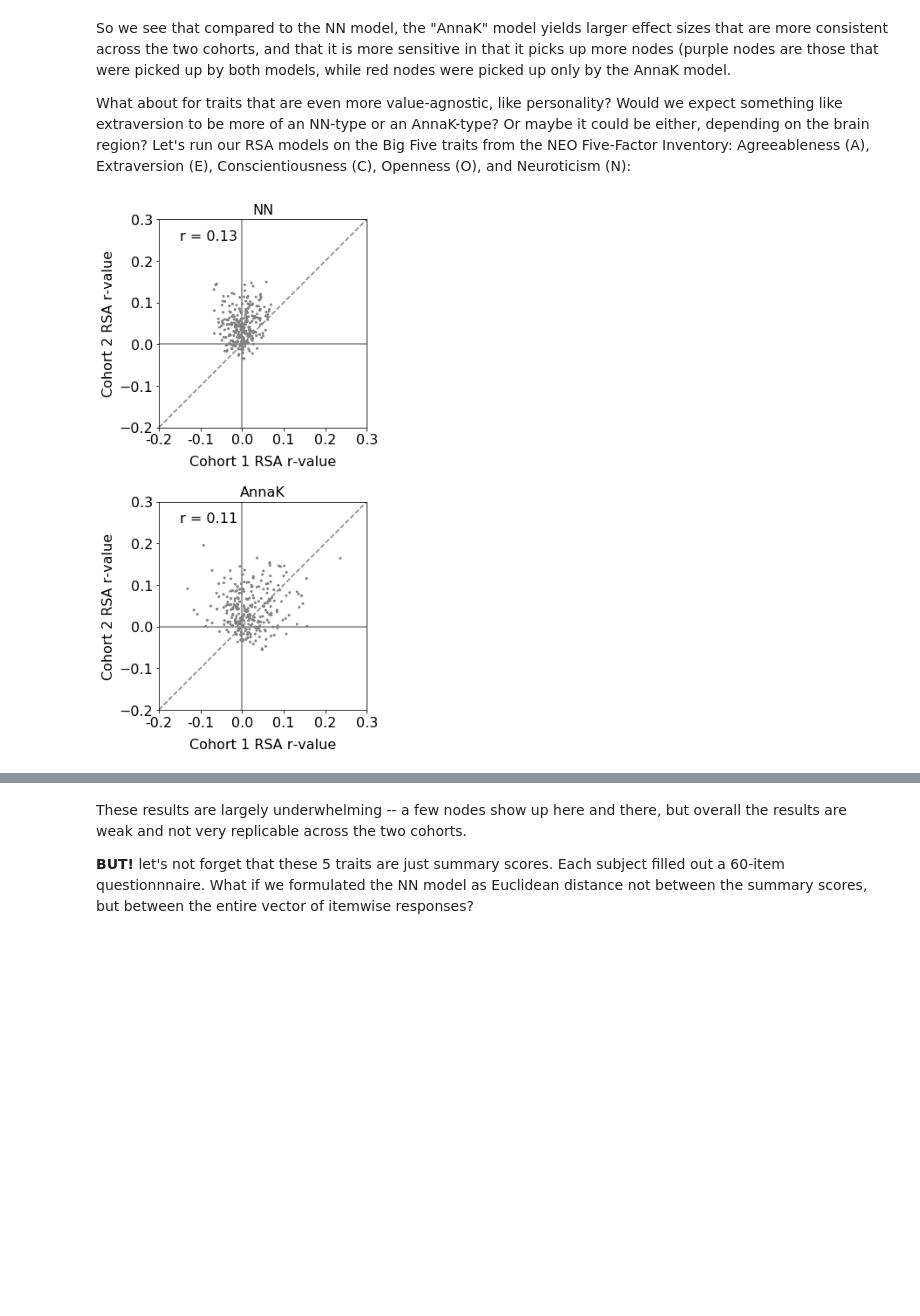
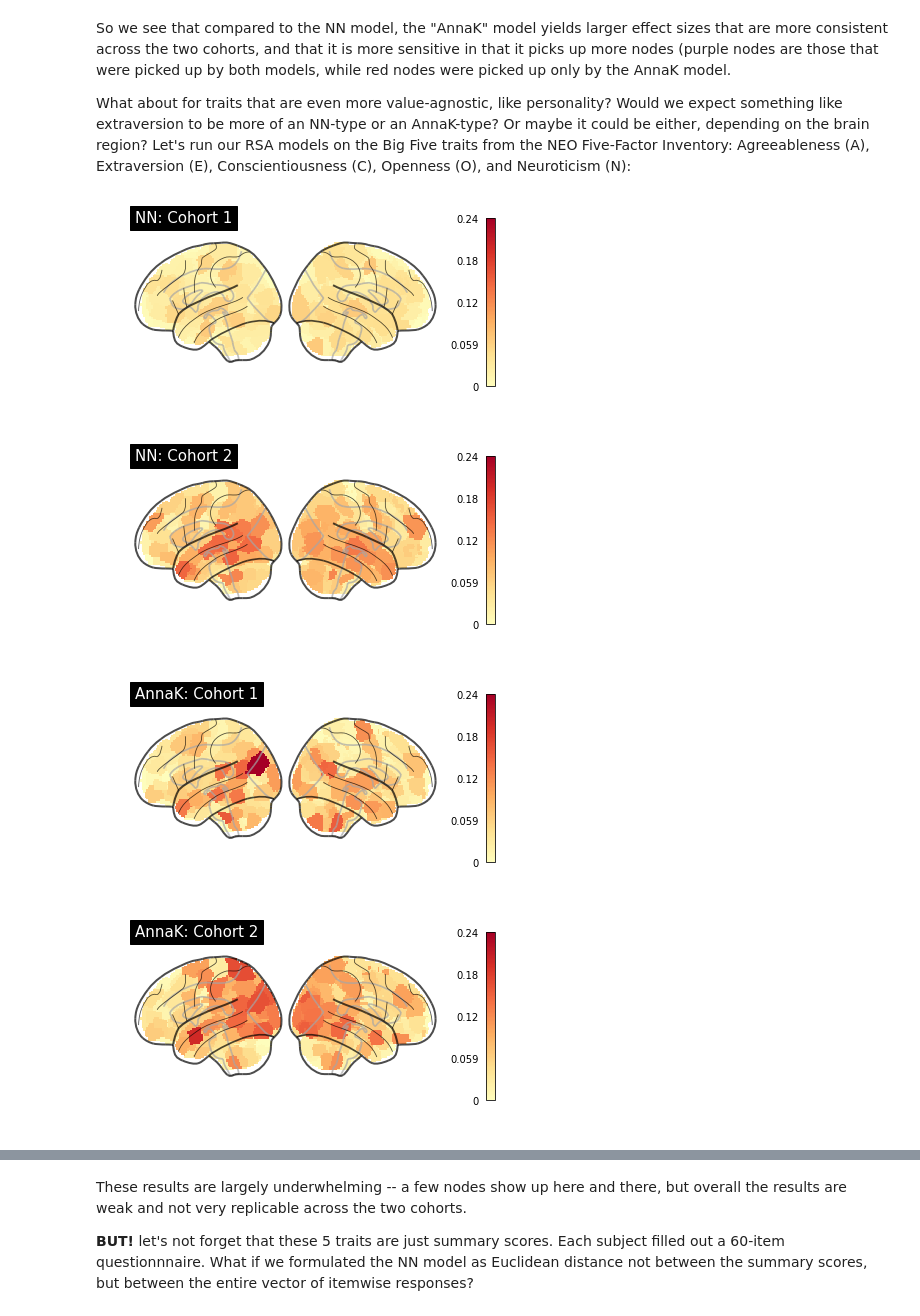
Before and after one commit to esfinn/intersubj_rsa, a Jupyter notebook: isRSA_HCP_demo.ipynb, the cells around one changed output, grey strips where cells are left out. Saved outputs shown, nothing was run; the diff lists cells and outputs as text; code cells hidden in the pictures; blank space fills up the shorter version.

```diff
--- a/isRSA_HCP_demo.ipynb
+++ b/isRSA_HCP_demo.ipynb
@@ -691,15 +673,18 @@ So we see that compared to the NN model, the "AnnaK" model yields larger effect
 
 What about for traits that are even more value-agnostic, like personality? Would we expect something like extraversion to be more of an NN-type or an AnnaK-type? Or maybe it could be either, depending on the brain region? Let's run our RSA models on the Big Five traits from the NEO Five-Factor Inventory: Agreeableness (A), Extraversion (E), Conscientiousness (C), Openness (O), and Neuroticism (N):
 # %%
-behav_name = "NEOFAC_A"
+behav_name = "NEOFAC_A" # change this to "NEOFAC_E", "NEOFAC_C", "NEOFAC_N", or "NEOFAC_O"
 clip_name = "MOVIE1_7T_AP"
 models = ["NN", "AnnaK"]
-n_perms = 10000
+n_perms = 1000 # change to 10,000 for more rigor/precision
 alpha = 0.05
 
 results_dict = isrsa_wrapper(behav_name = behav_name, clip_name = clip_name, models = models, n_perms=n_perms)
 # %%
-# glassbrain_wrapper(results_dict)
-scatterplot_wrapper(results_dict, save=True)
+glassbrain_wrapper(results_dict)
+scatterplot_wrapper(results_dict)
 # %% [output]
-[figure, old version]
+[figure, new version]
+[figure, added]
+[figure, added]
+[figure, added]
```
Also changed, not shown: parts of 17 cells of this notebook, 1 other file.
